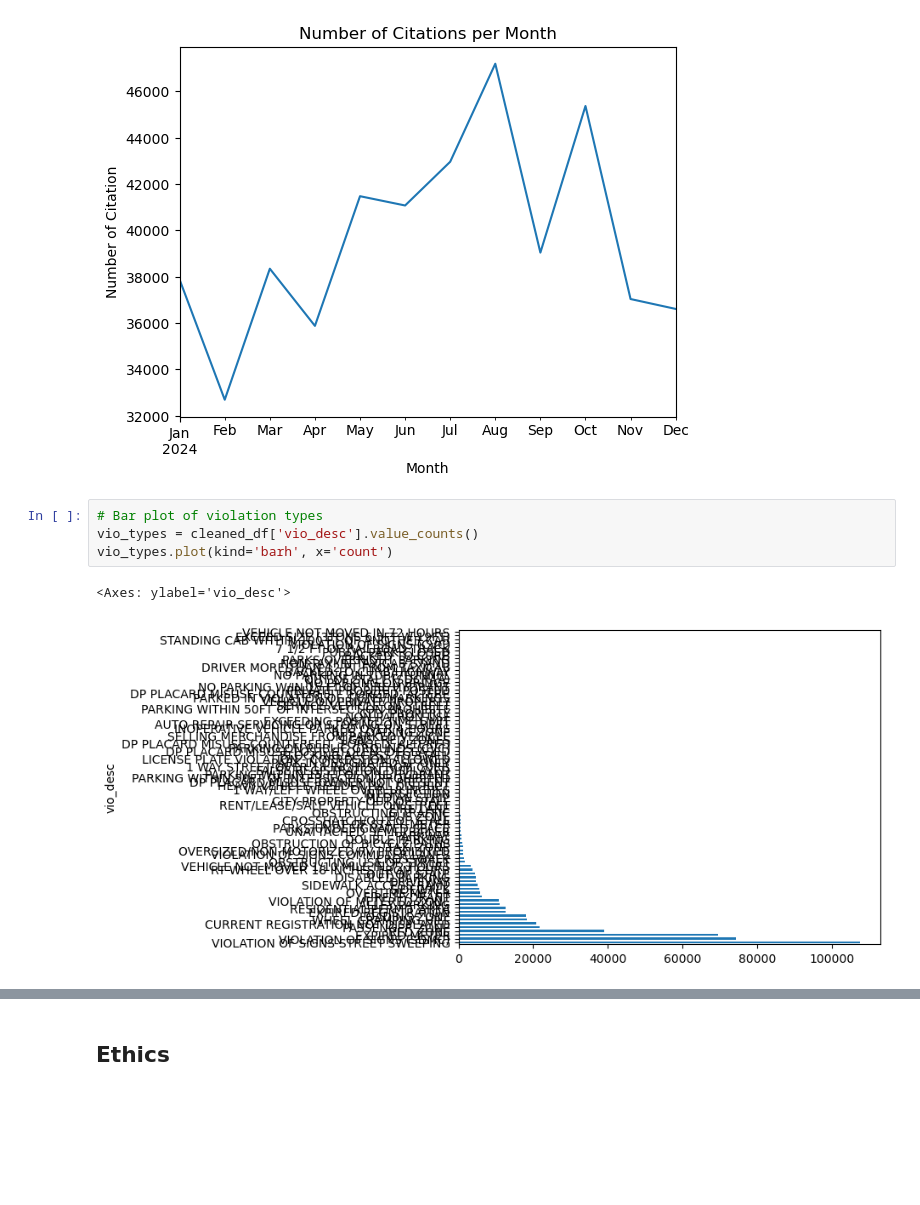
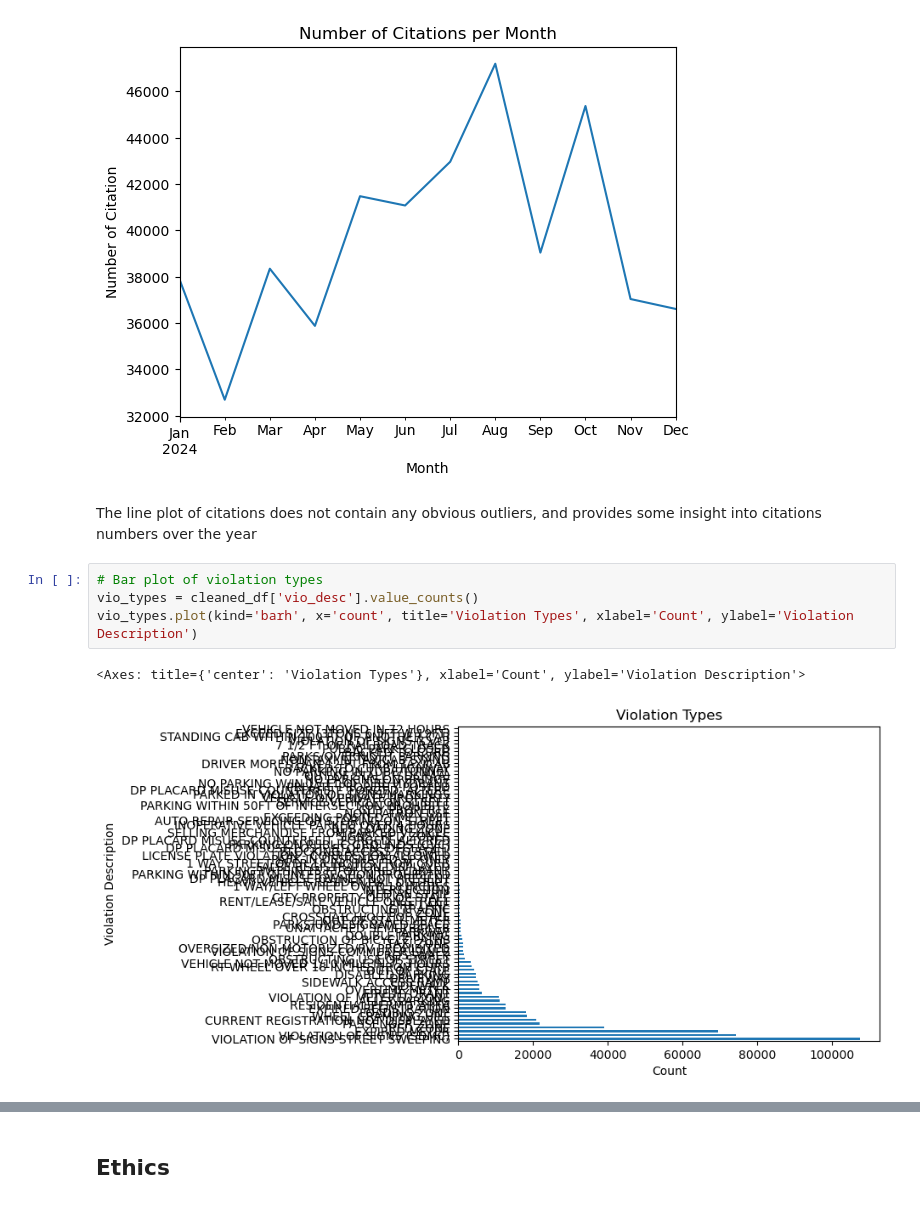
Before and after one commit to tobyzhan/Parking-Citation-Project, a Jupyter notebook: 01-DataCheckpoint.ipynb, the cells around one changed output, grey strips where cells are left out. Drawn from its saved outputs; the diff is of its cells as text; blank space fills up the shorter version.

Commit message:
organized notebook, summarized findings, more plots

```diff
--- a/01-DataCheckpoint.ipynb
+++ b/01-DataCheckpoint.ipynb
@@ -216,10 +248,12 @@ cites_by_month.plot(
 # %% [output]
 <Axes: title={'center': 'Number of Citations per Month'}, xlabel='Month', ylabel='Number of Citation'>
 [figure]
+# %% [markdown]
+The line plot of citations does not contain any obvious outliers, and provides some insight into citations numbers over the year
 # %%
 # Bar plot of violation types
 vio_types = cleaned_df['vio_desc'].value_counts()
-vio_types.plot(kind='barh', x='count')
+vio_types.plot(kind='barh', x='count', title='Violation Types', xlabel='Count', ylabel='Violation Description')
 # %% [output]
-<Axes: ylabel='vio_desc'>
+<Axes: title={'center': 'Violation Types'}, xlabel='Count', ylabel='Violation Description'>
-[figure, old version]
+[figure, new version]
```
Also changed, not shown: parts of 13 cells of this notebook.
